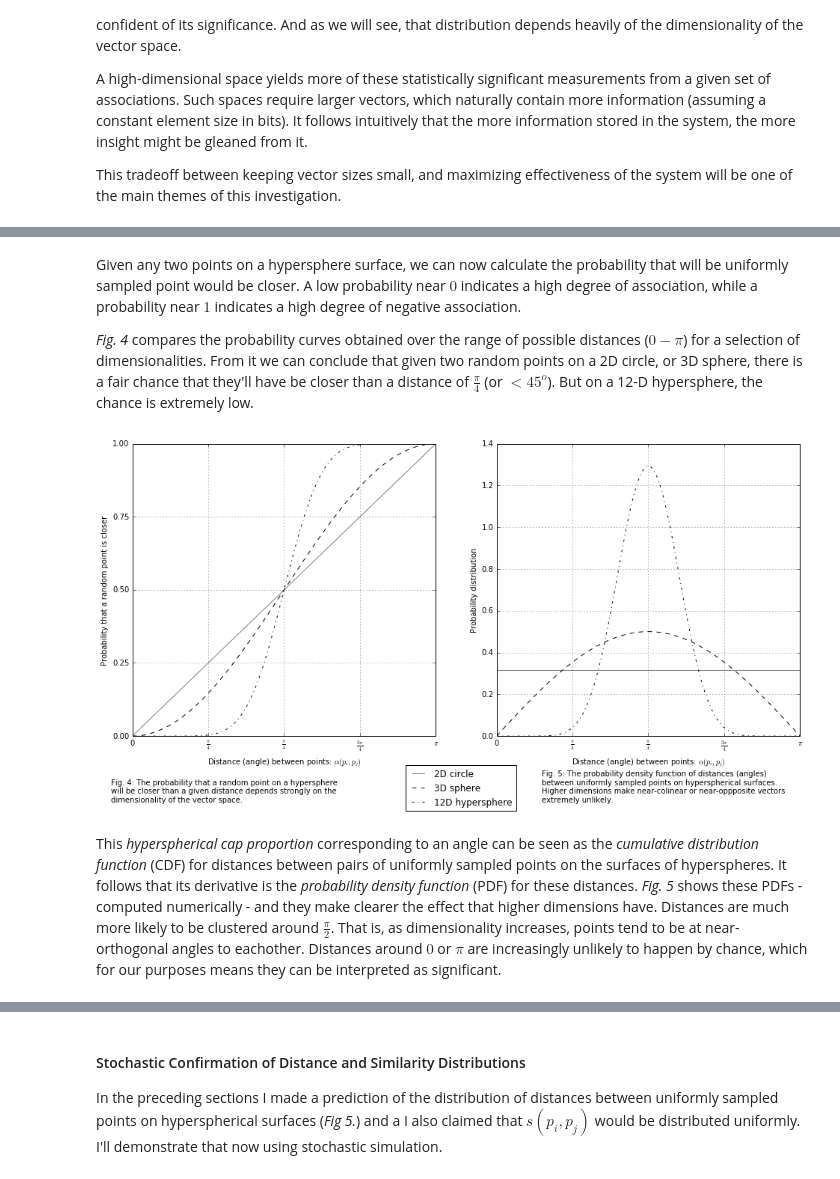
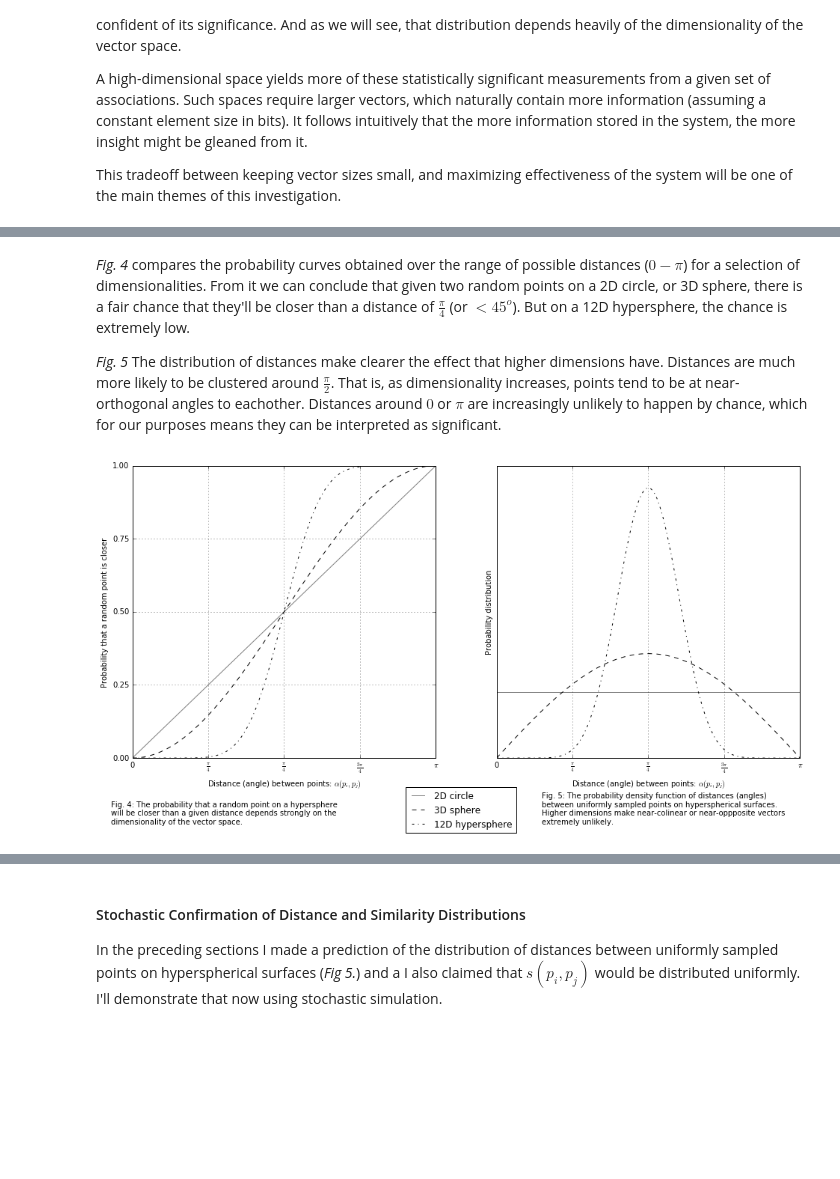
Before and after one commit to sagland/vecassoc, a Jupyter notebook: notebooks/Vector Association.ipynb, the cells around one changed output, grey strips where cells are left out. Cells and saved outputs as stored; diff of their text form; code cells hidden in the pictures; blank space fills up the shorter version.

```diff
--- a/notebooks/Vector Association.ipynb
+++ b/notebooks/Vector Association.ipynb
@@ -213,74 +245,83 @@ def hypespherical_angle_pdf(angles, n):
+# %%
+from scipy.special import beta
+def hyperspherical_angle_pdf(angles, n):
+    '''
+    Calculates the probability density function over the angles between
+    pairs of uniformly sampled points on a hypersphere. This is the
+    derivative of the hyperspherical cap proportion described by the angle.
+    angles: array of angles in radians
+    n: dimensions of the space, i.e., 3 for a 2-sphere
+    From: http://www.wolframalpha.com/input/?i=derivative+of+BetaRegularized%5Bsin(x)%5E2,+(n-1)%2F2,+1%2F2%5D+%2F+2
+          (sin(x) cos(x) sin^2(x)^((n-1)/2-1))/(beta((n-1)/2, 1/2) sqrt(1-sin^2(x)))
+    '''
+    # Make sure we're measuring the smaller cap
+    x = np.clip(np.pi/2 - np.abs(np.pi/2 - angles), eps, np.pi / 2)
+    sx, cx = np.sin(x), np.cos(x)
+    hsn = (n - 1) / 2.0
+    return ((sx * cx * ((sx**2)**(hsn - 1))) / (beta(hsn, 0.5) * np.sqrt(1 - sx**2)))
 # %% [markdown]
-Given any two points on a hypersphere surface, we can now calculate the probability that will be uniformly sampled point would be closer. A low probability near $0$ indicates a high degree of association, while a probability near $1$ indicates a high degree of negative association.
+*Fig. 4* compares the probability curves obtained over the range of possible distances ($0 - \pi$) for a selection of dimensionalities. From it we can conclude that given two random points on a 2D circle, or 3D sphere, there is a fair chance that they'll be closer than a distance of $\frac{\pi}{4}$ (or $< 45^o$). But on a 12D hypersphere, the chance is extremely low.
 
-*Fig. 4* compares the probability curves obtained over the range of possible distances ($0 - \pi$) for a selection of dimensionalities. From it we can conclude that given two random points on a 2D circle, or 3D sphere, there is a fair chance that they'll have be closer than a distance of $\frac{\pi}{4}$ (or $< 45^o$). But on a 12-D hypersphere, the chance is extremely low.
+*Fig. 5* The distribution of distances make clearer the effect that higher dimensions have. Distances are much more likely to be clustered around $\frac{\pi}{2}$. That is, as dimensionality increases, points tend to be at near-orthogonal angles to eachother. Distances around $0$ or $\pi$ are increasingly unlikely to happen by chance, which for our purposes means they can be interpreted as significant.
 # %%
+s = 512
+dd = np.pi / (s - 1)
+a = np.linspace(0.0, np.pi, s)
 
-# A takes an array of a angles and calculates hyperspherical
-# cap proportions: in 2, 3, and 12 dimensions.
-s = 100
-dd = np.pi / (s - 1)
-#hscp2 = np.vectorize(lambda angle: hyperspherical_cap_proportion(angle, 2))
-#hscp3 = np.vectorize(lambda angle: hyperspherical_cap_proportion(angle, 3))
-#hscp12 = np.vectorize(lambda angle: hyperspherical_cap_proportion(angle, 12))
-a = np.linspace(0.0, np.pi, s)
-# Calculate the CDFs of distances over angle.
+# Compute the CDFs of distances over angle.
 cdf2 = hyperspherical_cap_proportion(a, 2)
 cdf3 = hyperspherical_cap_proportion(a, 3)
 cdf12 = hyperspherical_cap_proportion(a, 12)
-# Calculate the PDFs as a derivative
-# pdf2 = np.gradient(cdf2, dd)
-# pdf3 = np.gradient(cdf3, dd)
-# pdf12 = np.gradient(cdf12, dd)
-pdf2 = hypespherical_angle_pdf(a, 2)
-pdf3 = hypespherical_angle_pdf(a, 3)
-pdf12 = hypespherical_angle_pdf(a, 12)
-# Normalize
+
+# Compute the PDFs as a derivative
+pdf2 = hyperspherical_angle_pdf(a, 2)
+pdf3 = hyperspherical_angle_pdf(a, 3)
+pdf12 = hyperspherical_angle_pdf(a, 12)
+
+# Normalize PDFs
 pdf2 /= (pdf2 * dd).sum()
 pdf3 /= (pdf3 * dd).sum()
 pdf12 /= (pdf12 * dd).sum()
 
 
 fig = plt.figure(figsize=(16,7))
+# Plot the CDFs
 ax1 = fig.add_subplot(121)
-
 ax1.plot(a, cdf2, c='k', linestyle='-', alpha=0.5, label='2D circle')
 ax1.plot(a, cdf3, c='k', linestyle='--', label='3D sphere')
 ax1.plot(a, cdf12, c='k', linestyle='-.', label='12D hypersphere')
 ax1.grid()
 ax1.set_xticks([0, np.pi/4, np.pi/2, 3*np.pi/4, np.pi])
 ax1.set_xticklabels(['0', '$\\frac{\\pi}{4}$','$\\frac{\\pi}{4}$','$\\frac{3\\pi}{4}$','$\\pi$'])
 ax1.set_xlim((0, np.pi))
 ax1.set_xlabel('Distance (angle) between points: $\\alpha(p_i,p_j)$')
 ax1.set_yticks([x/4. for x in range(5)])
 ax1.set_ylabel('Probability that a random point is closer')
 fig.text(0.1,-0.05, 'Fig. 4: The probability that a random point on a hypersphere\n'
                     'will be closer than a given distance depends strongly on the\n'
                     'dimensionality of the vector space.')
 plt.legend(bbox_to_anchor=(0.9, -0.1), loc=2, borderaxespad=0.0)
-
+# Plot the DDFs
 ax2 = fig.add_subplot(122)
 ax2.plot(a, pdf2, c='k', linestyle='-', alpha=0.5, label='2D circle')
 ax2.plot(a, pdf3, c='k', linestyle='--', label='3D sphere')
 ax2.plot(a, pdf12, c='k', linestyle='-.', label='12D hypersphere')
 plt.grid()
 ax2.set_xticks([0, np.pi/4, np.pi/2, 3*np.pi/4, np.pi])
 ax2.set_xticklabels(['0', '$\\frac{\\pi}{4}$','$\\frac{\\pi}{4}$','$\\frac{3\\pi}{4}$','$\\pi$'])
 ax2.set_xlim((0, np.pi))
-#ax2.set_yticks([])
+ax2.set_yticks([])
 ax2.set_xlabel('Distance (angle) between points: $\\alpha(p_i,p_j)$')
-#ax2.tick_params(axis='y', which='both', left='off', labelleft='off')
+ax2.tick_params(axis='y', which='both', left='off', labelleft='off')
 ax2.set_ylabel('Probability distribution')
 fig.text(0.6,-0.05, 'Fig. 5: The probability density function of distances (angles)\n'
                     'between uniformly sampled points on hyperspherical surfaces.\n'
                     'Higher dimensions make near-colinear or near-oppposite vectors\n'
                     'extremely unlikely.')
 
 plt.show()
 # %% [output]
-[figure, old version]
+[figure, new version]
-# %% [markdown]
-This *hyperspherical cap proportion* corresponding to an angle can be seen as the *cumulative distribution function* (CDF) for distances between pairs of uniformly sampled points on the surfaces of hyperspheres. It follows that its derivative is the *probability density function* (PDF) for these distances. *Fig. 5* shows these PDFs - computed numerically - and they make clearer the effect that higher dimensions have. Distances are much more likely to be clustered around $\frac{\pi}{2}$. That is, as dimensionality increases, points tend to be at near-orthogonal angles to eachother. Distances around $0$ or $\pi$ are increasingly unlikely to happen by chance, which for our purposes means they can be interpreted as significant.
 # %% [markdown]
 #### A Probability-based Similarity Measure
 
```
Also changed, not shown: parts of 9 cells of this notebook.
